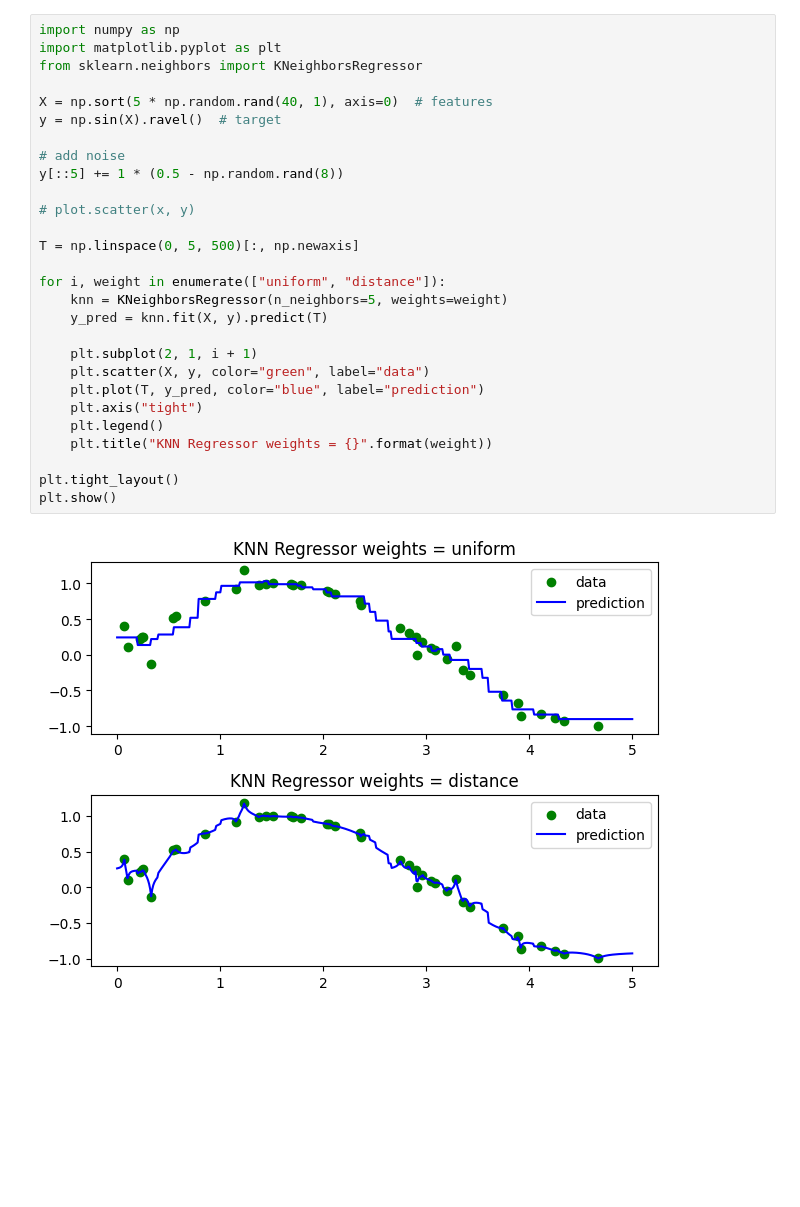
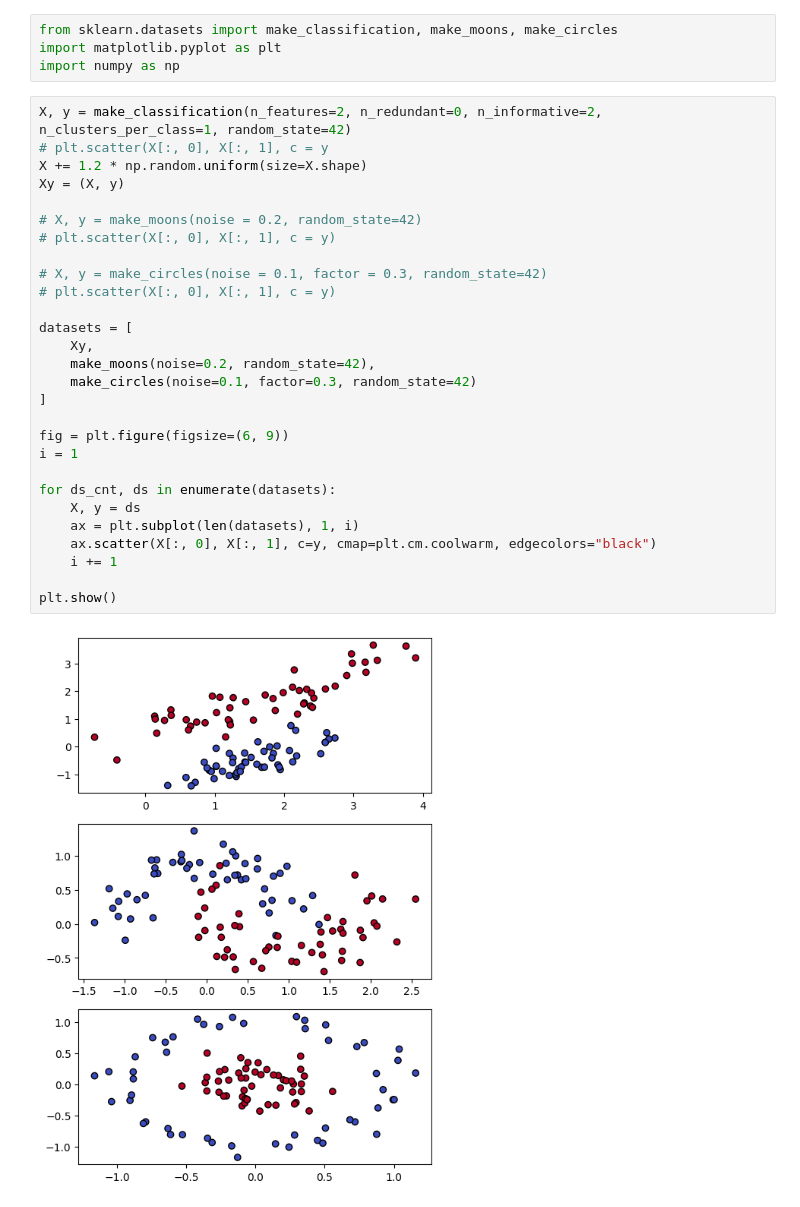
Before and after one commit to musa-fe/ML_Pratikleri, a Jupyter notebook: ClassificationModelComparision/1_1_Comparision.ipynb, the cells around one changed output. Drawn from its saved outputs; the diff is of its cells as text; blank space fills up the shorter version.

```diff
--- a/ClassificationModelComparision/1_1_Comparision.ipynb
+++ b/ClassificationModelComparision/1_1_Comparision.ipynb
@@ -1,30 +1,34 @@
-# %%
-import numpy as np
-import matplotlib.pyplot as plt
-from sklearn.neighbors import KNeighborsRegressor
-
-X = np.sort(5 * np.random.rand(40, 1), axis=0)  # features
-y = np.sin(X).ravel()  # target
-
-# add noise
-y[::5] += 1 * (0.5 - np.random.rand(8))
-
-# plot.scatter(x, y)
-
-T = np.linspace(0, 5, 500)[:, np.newaxis]
-
-for i, weight in enumerate(["uniform", "distance"]):
-    knn = KNeighborsRegressor(n_neighbors=5, weights=weight)
-    y_pred = knn.fit(X, y).predict(T)
-
-    plt.subplot(2, 1, i + 1)
-    plt.scatter(X, y, color="green", label="data")
-    plt.plot(T, y_pred, color="blue", label="prediction")
-    plt.axis("tight")
-    plt.legend()
-    plt.title("KNN Regressor weights = {}".format(weight))
-
-plt.tight_layout()
-plt.show()
-# %% [output]
-[figure, removed]
+# %%
+from sklearn.datasets import make_classification, make_moons, make_circles
+import matplotlib.pyplot as plt
+import numpy as np
+# %%
+X, y = make_classification(n_features=2, n_redundant=0, n_informative=2, n_clusters_per_class=1, random_state=42)
+# plt.scatter(X[:, 0], X[:, 1], c = y
+X += 1.2 * np.random.uniform(size=X.shape)
+Xy = (X, y)
+
+# X, y = make_moons(noise = 0.2, random_state=42)
+# plt.scatter(X[:, 0], X[:, 1], c = y)
+
+# X, y = make_circles(noise = 0.1, factor = 0.3, random_state=42)
+# plt.scatter(X[:, 0], X[:, 1], c = y)
+
+datasets = [
+    Xy,
+    make_moons(noise=0.2, random_state=42),
+    make_circles(noise=0.1, factor=0.3, random_state=42)
+]
+
+fig = plt.figure(figsize=(6, 9))
+i = 1
+
+for ds_cnt, ds in enumerate(datasets):
+    X, y = ds
+    ax = plt.subplot(len(datasets), 1, i)
+    ax.scatter(X[:, 0], X[:, 1], c=y, cmap=plt.cm.coolwarm, edgecolors="black")
+    i += 1
+
+plt.show()
+# %% [output]
+[figure, added]
```
